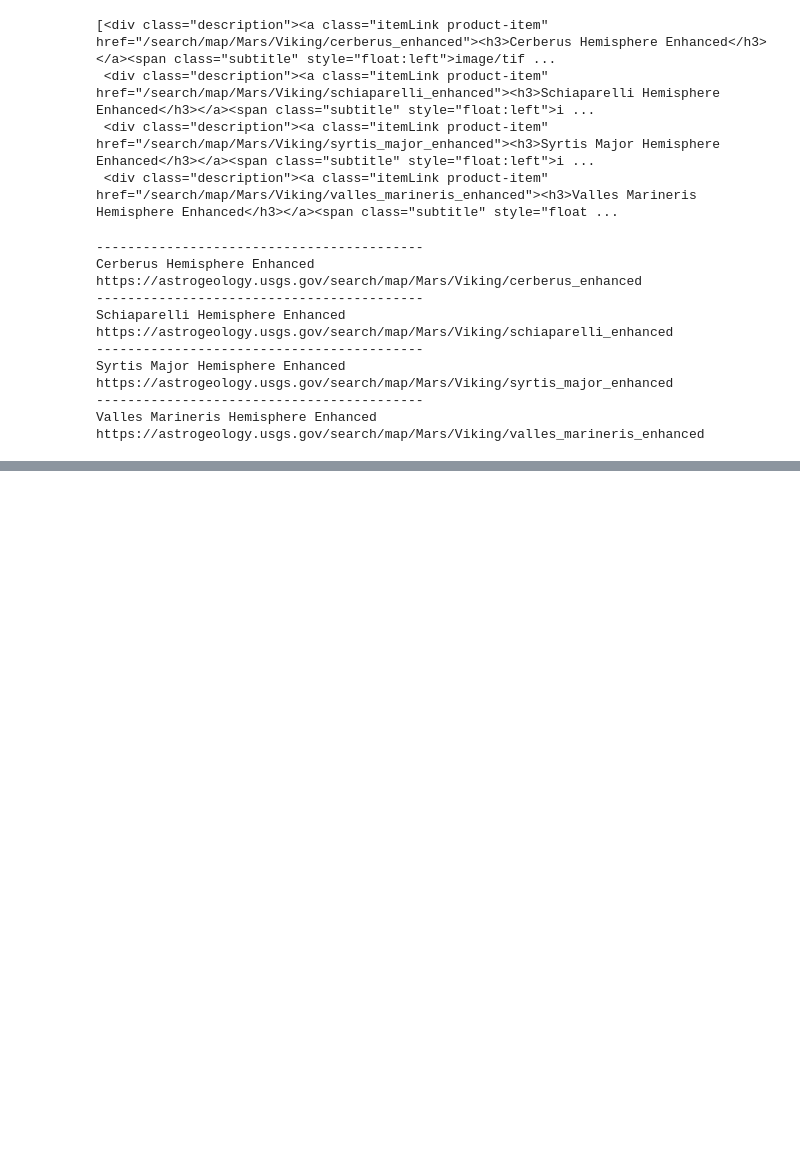
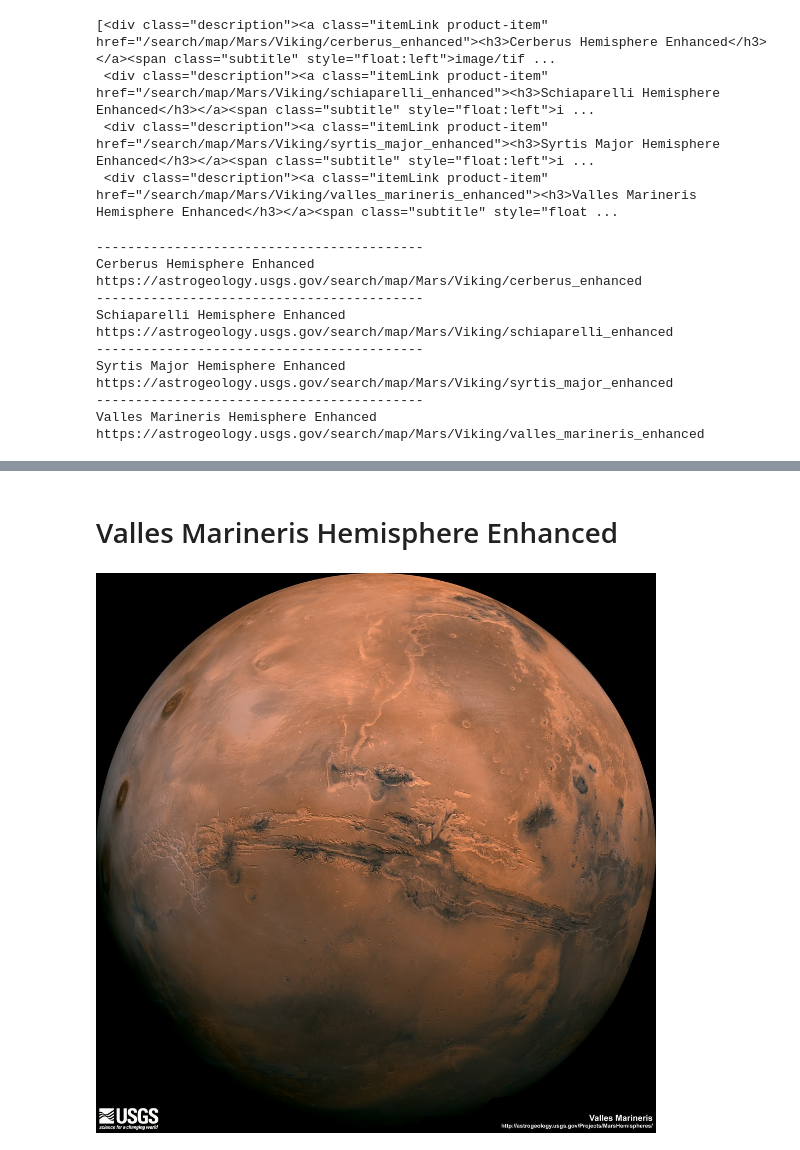
Before and after one commit to dayothompson/Web_Scraping, a Jupyter notebook: Missions_to_Mars/Mission_to_Mars.ipynb, the cells around one changed output, grey strips where cells are left out. Saved outputs shown, nothing was run; the diff lists cells and outputs as text; code cells hidden in the pictures; blank space fills up the shorter version.

```diff
--- a/Missions_to_Mars/Mission_to_Mars.ipynb
+++ b/Missions_to_Mars/Mission_to_Mars.ipynb
@@ -254,0 +288,7 @@ https://astrogeology.usgs.gov/search/map/Mars/Viking/valles_marineris_enhanced
+# %% [markdown]
+# Valles Marineris Hemisphere Enhanced
+# %%
+
+Image(filename='Valles Marineris Hemisphere Enhanced.png')
+# %% [output]
+[figure, added]
```
Also changed, not shown: parts of 8 cells of this notebook.
